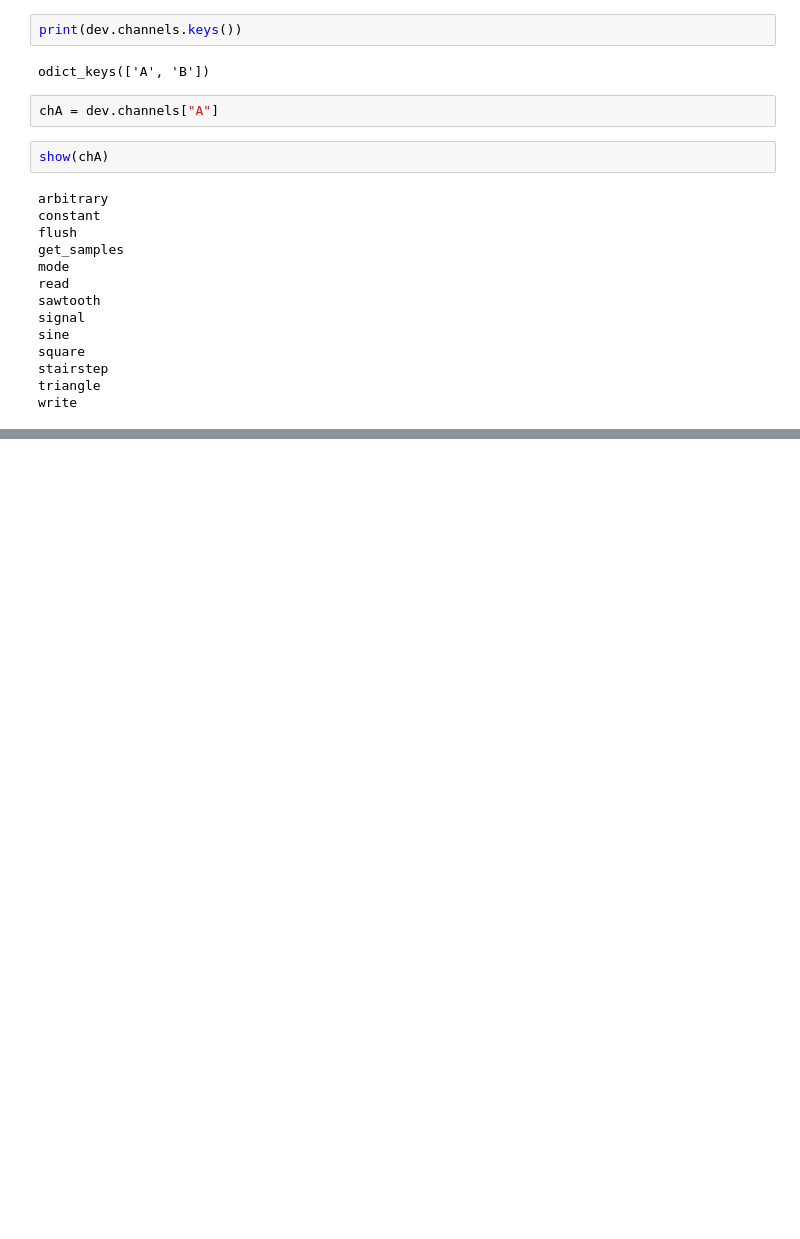
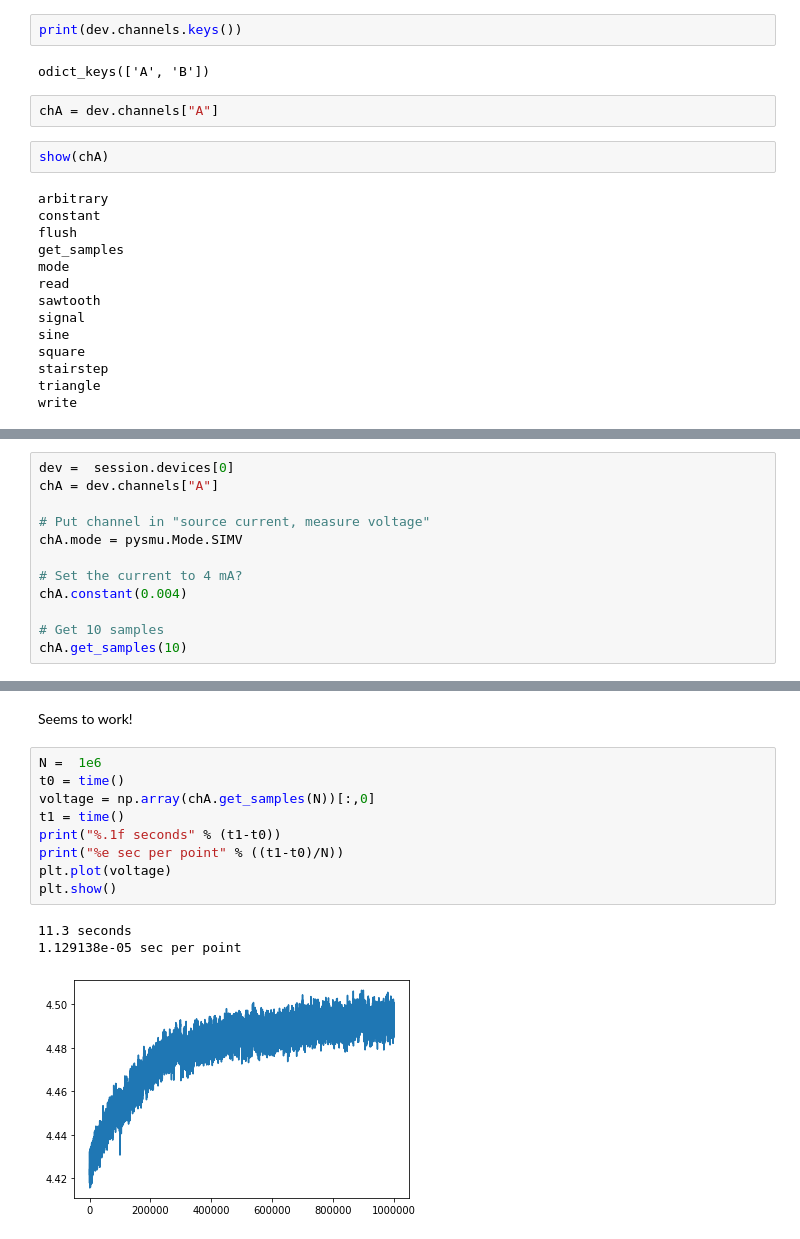
Before and after one commit to gsteele13/gary-misc-notebooks, a Jupyter notebook: Test ADALM1000.ipynb, the cells around one changed output, grey strips where cells are left out. Cells and saved outputs as stored; diff of their text form; blank space fills up the shorter version.

```diff
--- a/Test ADALM1000.ipynb
+++ b/Test ADALM1000.ipynb
@@ -127,0 +233,12 @@ https://github.com/analogdevicesinc/alice/blob/Version-1.3/ohm-meter-vdiv-1.3.py
+# %%
+dev =  session.devices[0]
+chA = dev.channels["A"]
+
+# Put channel in "source current, measure voltage"
+chA.mode = pysmu.Mode.SIMV
+
+# Set the current to 4 mA?
+chA.constant(0.004)
+
+# Get 10 samples
+chA.get_samples(10)
@@ -127,0 +256,15 @@ https://github.com/analogdevicesinc/alice/blob/Version-1.3/ohm-meter-vdiv-1.3.py
+# %% [markdown]
+Seems to work!
+# %%
+N =  1e6
+t0 = time()
+voltage = np.array(chA.get_samples(N))[:,0]
+t1 = time()
+print("%.1f seconds" % (t1-t0))
+print("%e sec per point" % ((t1-t0)/N))
+plt.plot(voltage)
+plt.show()
+# %% [output]
+11.3 seconds
+1.129138e-05 sec per point
+[figure, added]
```
Also changed, not shown: parts of 38 cells of this notebook, 1 other file.
